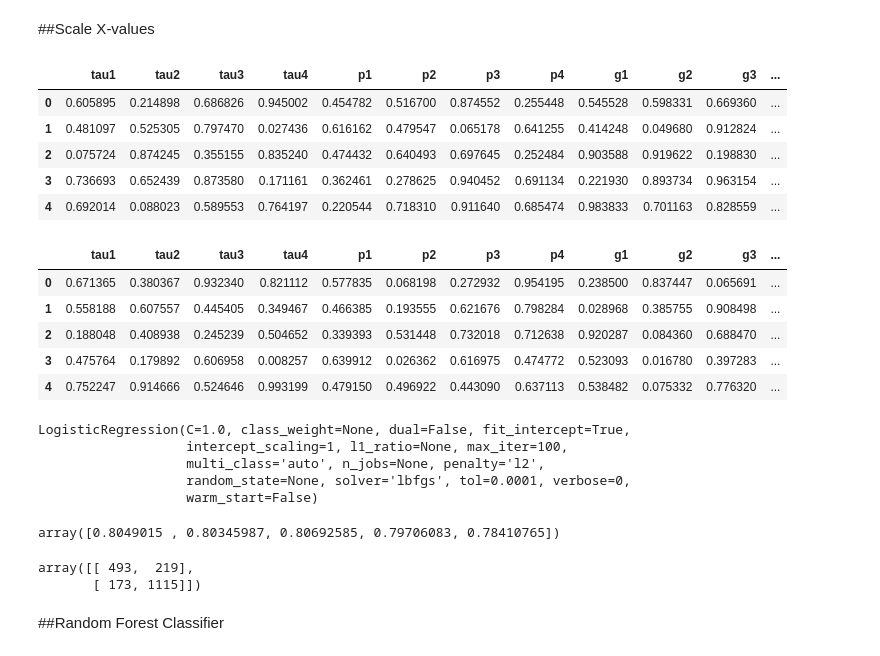
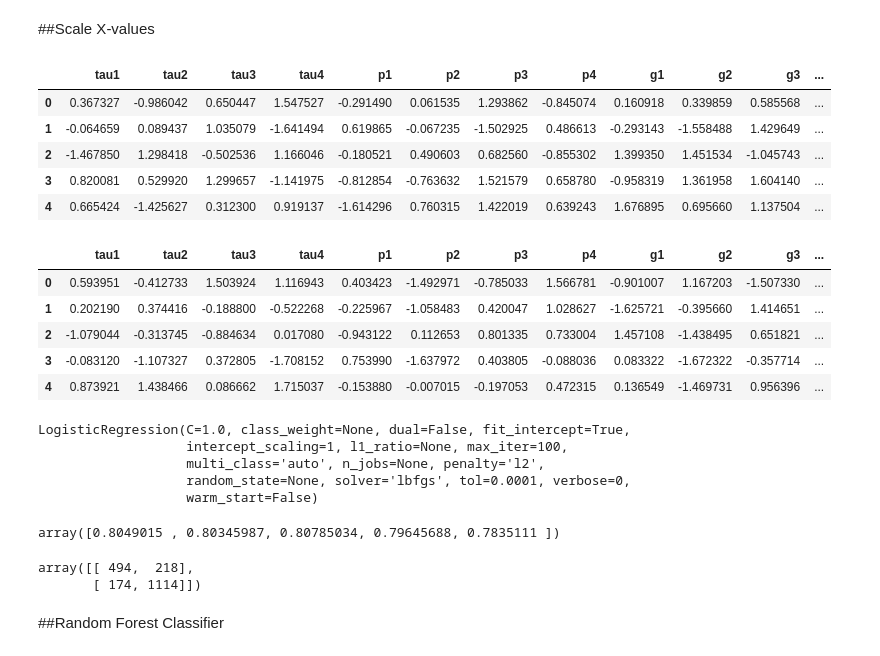
Before and after one commit to Johanson20/HDSC_StageC, a Jupyter notebook: quiz.ipynb, the cells around one changed output. Cells and saved outputs as stored; diff of their text form; code cells hidden in the pictures.

```diff
--- a/quiz.ipynb
+++ b/quiz.ipynb
@@ -74,28 +74,28 @@ Name: stabf, dtype: int64
 ##Scale X-values
 # %%
 from sklearn.preprocessing import StandardScaler
-scaler = MinMaxScaler()
+scaler = StandardScaler()
 normalised_train_df = scaler.fit_transform(x_train)
 normalised_train_df = pd.DataFrame(normalised_train_df, columns=x_train.columns)
 normalised_train_df.head()
 # %% [output]
 |  | tau1 | tau2 | tau3 | tau4 | p1 | p2 | p3 | p4 | g1 | g2 | g3 | ... |
-| 0 | 0.605895 | 0.214898 | 0.686826 | 0.945002 | 0.454782 | 0.516700 | 0.874552 | 0.255448 | 0.545528 | 0.598331 | 0.669360 | ... |
-| 1 | 0.481097 | 0.525305 | 0.797470 | 0.027436 | 0.616162 | 0.479547 | 0.065178 | 0.641255 | 0.414248 | 0.049680 | 0.912824 | ... |
-| 2 | 0.075724 | 0.874245 | 0.355155 | 0.835240 | 0.474432 | 0.640493 | 0.697645 | 0.252484 | 0.903588 | 0.919622 | 0.198830 | ... |
-| 3 | 0.736693 | 0.652439 | 0.873580 | 0.171161 | 0.362461 | 0.278625 | 0.940452 | 0.691134 | 0.221930 | 0.893734 | 0.963154 | ... |
-| 4 | 0.692014 | 0.088023 | 0.589553 | 0.764197 | 0.220544 | 0.718310 | 0.911640 | 0.685474 | 0.983833 | 0.701163 | 0.828559 | ... |
+| 0 | 0.367327 | -0.986042 | 0.650447 | 1.547527 | -0.291490 | 0.061535 | 1.293862 | -0.845074 | 0.160918 | 0.339859 | 0.585568 | ... |
+| 1 | -0.064659 | 0.089437 | 1.035079 | -1.641494 | 0.619865 | -0.067235 | -1.502925 | 0.486613 | -0.293143 | -1.558488 | 1.429649 | ... |
+| 2 | -1.467850 | 1.298418 | -0.502536 | 1.166046 | -0.180521 | 0.490603 | 0.682560 | -0.855302 | 1.399350 | 1.451534 | -1.045743 | ... |
+| 3 | 0.820081 | 0.529920 | 1.299657 | -1.141975 | -0.812854 | -0.763632 | 1.521579 | 0.658780 | -0.958319 | 1.361958 | 1.604140 | ... |
+| 4 | 0.665424 | -1.425627 | 0.312300 | 0.919137 | -1.614296 | 0.760315 | 1.422019 | 0.639243 | 1.676895 | 0.695660 | 1.137504 | ... |
 # %%
 normalised_test_df = scaler.transform(x_test)
 normalised_test_df = pd.DataFrame(normalised_test_df, columns=x_test.columns)
 normalised_test_df.head()
 # %% [output]
 |  | tau1 | tau2 | tau3 | tau4 | p1 | p2 | p3 | p4 | g1 | g2 | g3 | ... |
-| 0 | 0.671365 | 0.380367 | 0.932340 | 0.821112 | 0.577835 | 0.068198 | 0.272932 | 0.954195 | 0.238500 | 0.837447 | 0.065691 | ... |
-| 1 | 0.558188 | 0.607557 | 0.445405 | 0.349467 | 0.466385 | 0.193555 | 0.621676 | 0.798284 | 0.028968 | 0.385755 | 0.908498 | ... |
-| 2 | 0.188048 | 0.408938 | 0.245239 | 0.504652 | 0.339393 | 0.531448 | 0.732018 | 0.712638 | 0.920287 | 0.084360 | 0.688470 | ... |
-| 3 | 0.475764 | 0.179892 | 0.606958 | 0.008257 | 0.639912 | 0.026362 | 0.616975 | 0.474772 | 0.523093 | 0.016780 | 0.397283 | ... |
-| 4 | 0.752247 | 0.914666 | 0.524646 | 0.993199 | 0.479150 | 0.496922 | 0.443090 | 0.637113 | 0.538482 | 0.075332 | 0.776320 | ... |
+| 0 | 0.593951 | -0.412733 | 1.503924 | 1.116943 | 0.403423 | -1.492971 | -0.785033 | 1.566781 | -0.901007 | 1.167203 | -1.507330 | ... |
+| 1 | 0.202190 | 0.374416 | -0.188800 | -0.522268 | -0.225967 | -1.058483 | 0.420047 | 1.028627 | -1.625721 | -0.395660 | 1.414651 | ... |
+| 2 | -1.079044 | -0.313745 | -0.884634 | 0.017080 | -0.943122 | 0.112653 | 0.801335 | 0.733004 | 1.457108 | -1.438495 | 0.651821 | ... |
+| 3 | -0.083120 | -1.107327 | 0.372805 | -1.708152 | 0.753990 | -1.637972 | 0.403805 | -0.088036 | 0.083322 | -1.672322 | -0.357714 | ... |
+| 4 | 0.873921 | 1.438466 | 0.086662 | 1.715037 | -0.153880 | -0.007015 | -0.197053 | 0.472315 | 0.136549 | -1.469731 | 0.956396 | ... |
 # %%
 from sklearn.linear_model import LogisticRegression
 log_reg = LogisticRegression()
@@ -114,13 +114,13 @@ from sklearn.model_selection import cross_val_score
 scores = cross_val_score(log_reg, normalised_train_df, y_train, cv= 5 , scoring= 'f1_macro' )
 scores
 # %% [output]
-array([0.8049015 , 0.80345987, 0.80692585, 0.79706083, 0.78410765])
+array([0.8049015 , 0.80345987, 0.80785034, 0.79645688, 0.7835111 ])
 # %%
 cnf_mat = confusion_matrix(y_true=y_test, y_pred=new_predictions, labels=['stable' , 'unstable'])
 cnf_mat
 # %% [output]
-array([[ 493,  219],
-       [ 173, 1115]])
+array([[ 494,  218],
+       [ 174, 1114]])
 # %% [markdown]
 ##Random Forest Classifier
 # %%
```
Also changed, not shown: parts of 1 cell of this notebook.
